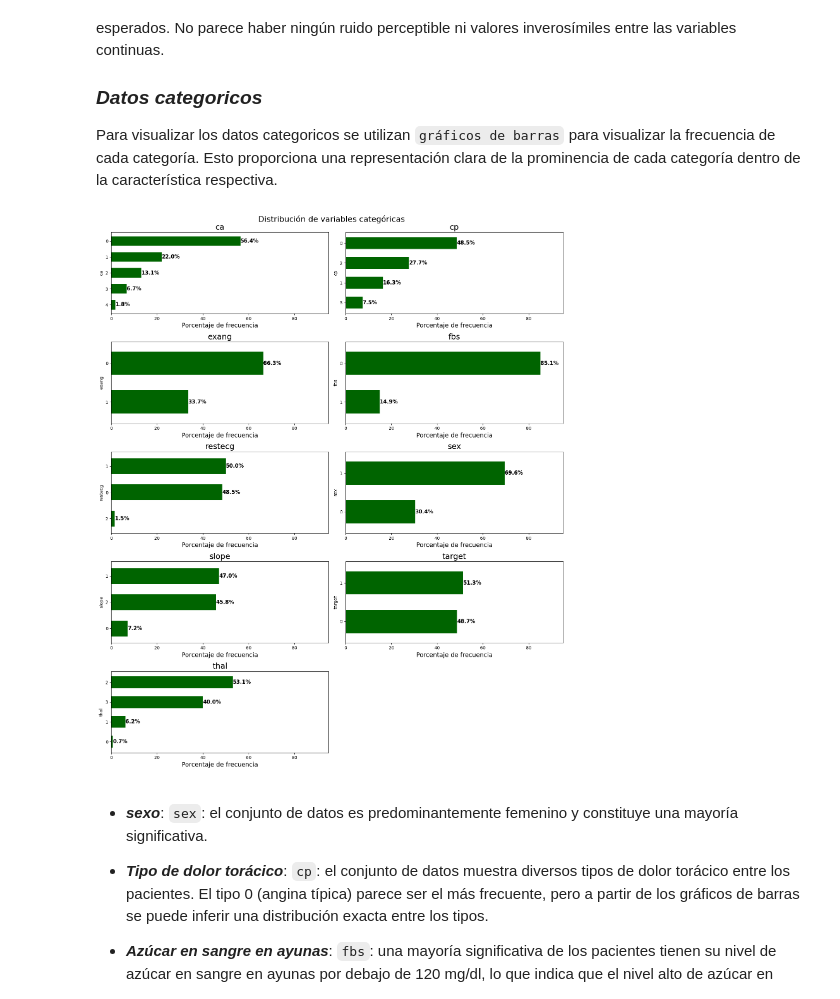
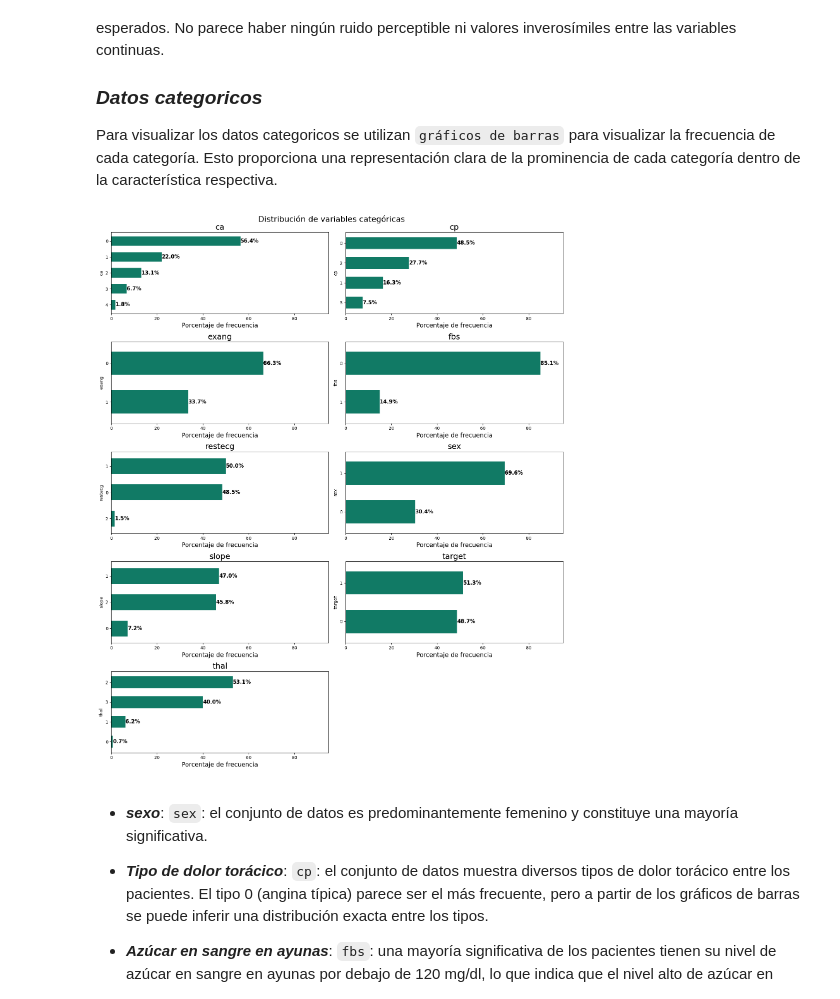
Before and after one commit to GabrielCastro1221/PrimeraPreEntregaDataScienceII-GabrielCastroRamirez, a Jupyter notebook: cardiopatia.ipynb, the cells around one changed output. Drawn from its saved outputs; the diff is of its cells as text; code cells hidden in the pictures.

```diff
--- a/cardiopatia.ipynb
+++ b/cardiopatia.ipynb
@@ -185,7 +193,7 @@ for i, col in enumerate(df_continuous.columns):
     range=(np.floor(df_continuous[col].min()), np.ceil(df_continuous[col].max())))
 
     graph = sns.histplot(data=df_continuous, x=col, bins=bin_edges, kde=True, ax=ax[x, y],
-    edgecolor='none', color='DarkGreen', alpha=0.6, line_kws={'lw': 3})
+    edgecolor='none', color='#117A65', alpha=0.6, line_kws={'lw': 3})
 
     ax[x, y].set_xlabel(col, fontsize=15)
     ax[x, y].set_ylabel('Rango de datos', fontsize=12)
@@ -203,7 +211,7 @@ for i, col in enumerate(df_continuous.columns):
     ))
 
     ax[x, y].text(0.75, 0.9, textstr, transform=ax[x, y].transAxes, fontsize=12, verticalalignment='top',
-    color='white', bbox=dict(boxstyle='round', facecolor='DarkGreen', edgecolor='white', pad=0.5))
+    color='white', bbox=dict(boxstyle='round', facecolor='#117A65', edgecolor='white', pad=0.5))
 
 ax[1,2].axis('off')
 plt.suptitle('Distribución de variables continuas', fontsize=20)
@@ -246,28 +254,28 @@ Para visualizar los datos categoricos se utilizan `gráficos de barras` para vis
 # %%
 categorical_features = df.columns.difference(continuous_features)
 df_categorical = df[categorical_features]
 fig, ax = plt.subplots(nrows=5, ncols=2, figsize=(15, 18))
 
 for i, col in enumerate(categorical_features):
     row = i // 2
     col_idx = i % 2
 
     value_counts = df[col].value_counts(normalize=True).mul(100).sort_values()
-    value_counts.plot(kind='barh', ax=ax[row, col_idx], width=0.6, color='DarkGreen')
+    value_counts.plot(kind='barh', ax=ax[row, col_idx], width=0.6, color='#117A65')
 
     for index, value in enumerate(value_counts):
         ax[row, col_idx].text(value, index, str(round(value, 1)) + '%', fontsize=12, weight='semibold', va='center')
         ax[row, col_idx].set_xlim([0, 95])
         ax[row, col_idx].set_xlabel('Porcentaje de frecuencia', fontsize=14)
         ax[row, col_idx].set_title(f'{col}', fontsize=18)
 
 ax[4,1].axis('off')
 plt.suptitle('Distribución de variables categóricas', fontsize=18)
 plt.tight_layout()
 plt.subplots_adjust(top=0.95)
 plt.show()
 # %% [output]
-[figure, old version]
+[figure, new version]
 # %% [markdown]
 + _***sexo***_:
     `sex`: el conjunto de datos es predominantemente femenino y constituye una mayoría significativa.
```
Also changed, not shown: parts of 5 cells of this notebook, 1 other file.
